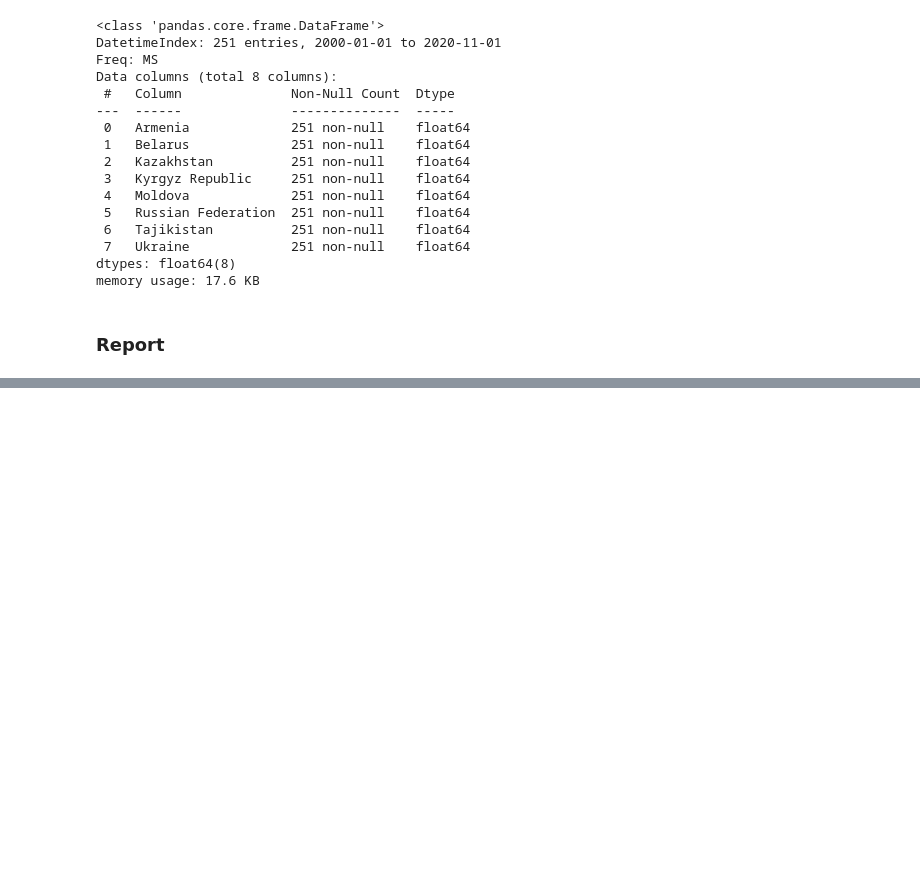
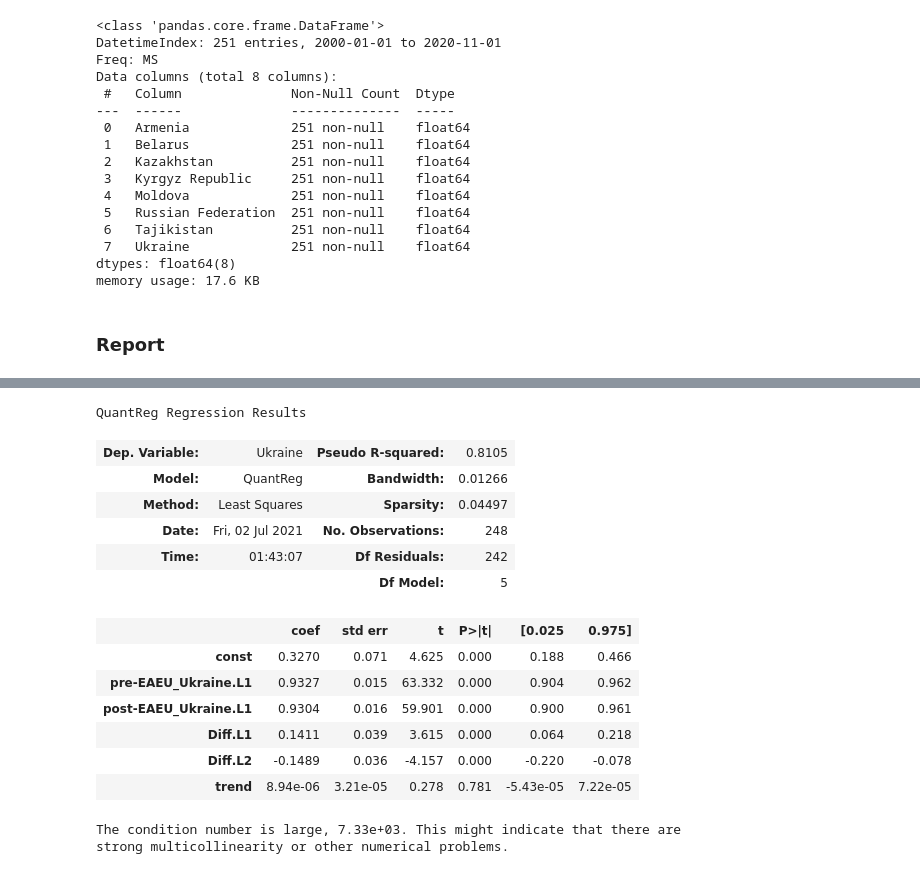
Before and after one commit to vlad-yeghiazaryan/PPP-in-EAEU, a Jupyter notebook: EAEU-report.ipynb, the cells around one changed output, grey strips where cells are left out. Drawn from its saved outputs; the diff is of its cells as text; code cells hidden in the pictures; blank space fills up the shorter version.

Commit message:
preliminary QTAR results

```diff
--- a/EAEU-report.ipynb
+++ b/EAEU-report.ipynb
@@ -163,0 +165,21 @@ QTAR_logReport
+# %%
+qtar_model = QTAR(dataLogs['Ukraine'], **qtarParams)
+res = qtar_model.fit(0.6)
+res.regression.summary()
+# %% [output]
+QuantReg Regression Results
+| Dep. Variable: | Ukraine | Pseudo R-squared: | 0.8105 |
+| Model: | QuantReg | Bandwidth: | 0.01266 |
+| Method: | Least Squares | Sparsity: | 0.04497 |
+| Date: | Fri, 02 Jul 2021 | No. Observations: | 248 |
+| Time: | 01:43:07 | Df Residuals: | 242 |
+|  |  | Df Model: | 5 |
+|  | coef | std err | t | P>|t| | [0.025 | 0.975] |
+| const | 0.3270 | 0.071 | 4.625 | 0.000 | 0.188 | 0.466 |
+| pre-EAEU_Ukraine.L1 | 0.9327 | 0.015 | 63.332 | 0.000 | 0.904 | 0.962 |
+| post-EAEU_Ukraine.L1 | 0.9304 | 0.016 | 59.901 | 0.000 | 0.900 | 0.961 |
+| Diff.L1 | 0.1411 | 0.039 | 3.615 | 0.000 | 0.064 | 0.218 |
+| Diff.L2 | -0.1489 | 0.036 | -4.157 | 0.000 | -0.220 | -0.078 |
+| trend | 8.94e-06 | 3.21e-05 | 0.278 | 0.781 | -5.43e-05 | 7.22e-05 |
+The condition number is large, 7.33e+03. This might indicate that there are
+strong multicollinearity or other numerical problems.
```
Also changed, not shown: parts of 7 cells of this notebook, 5 other files.
